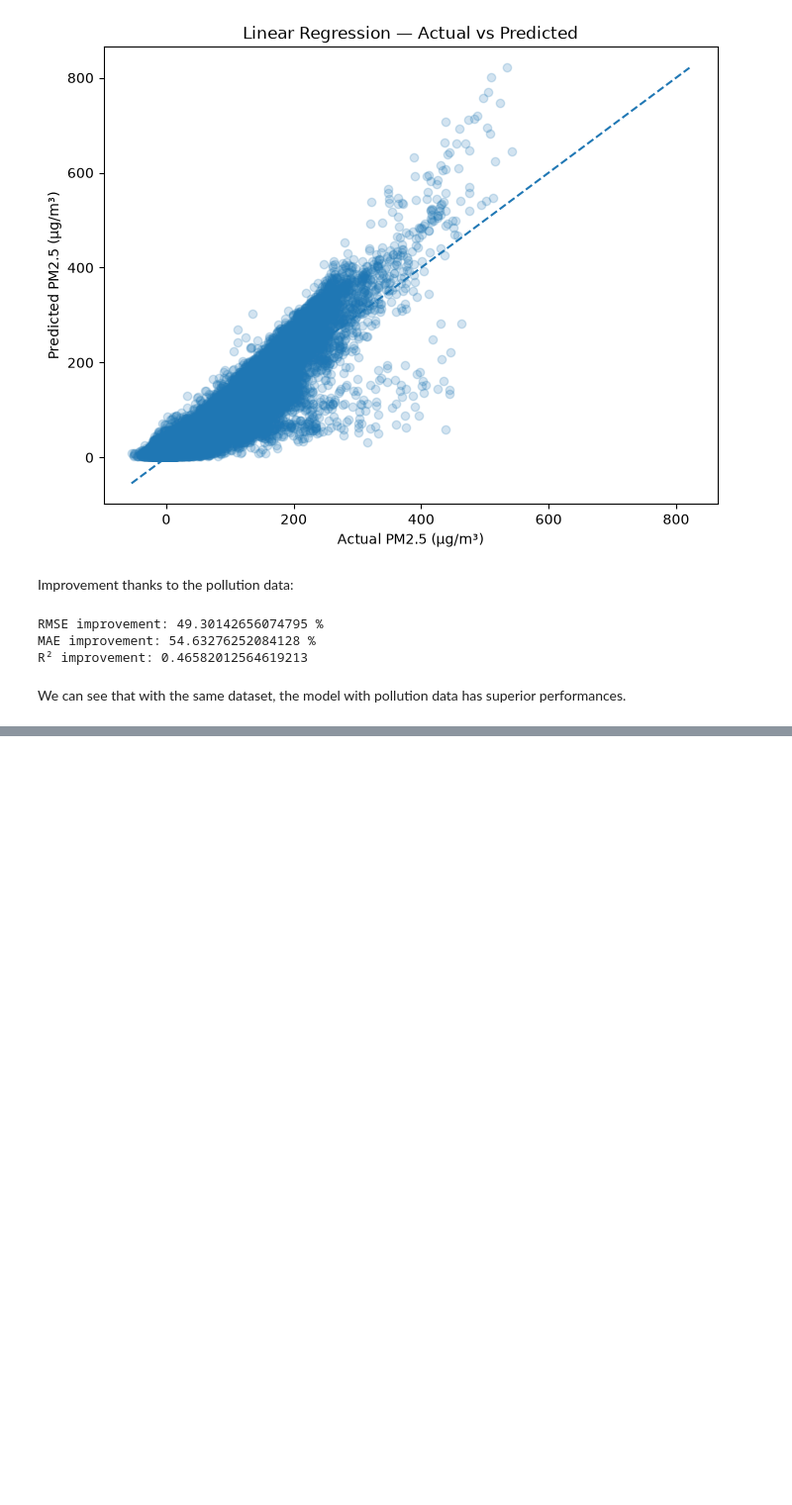
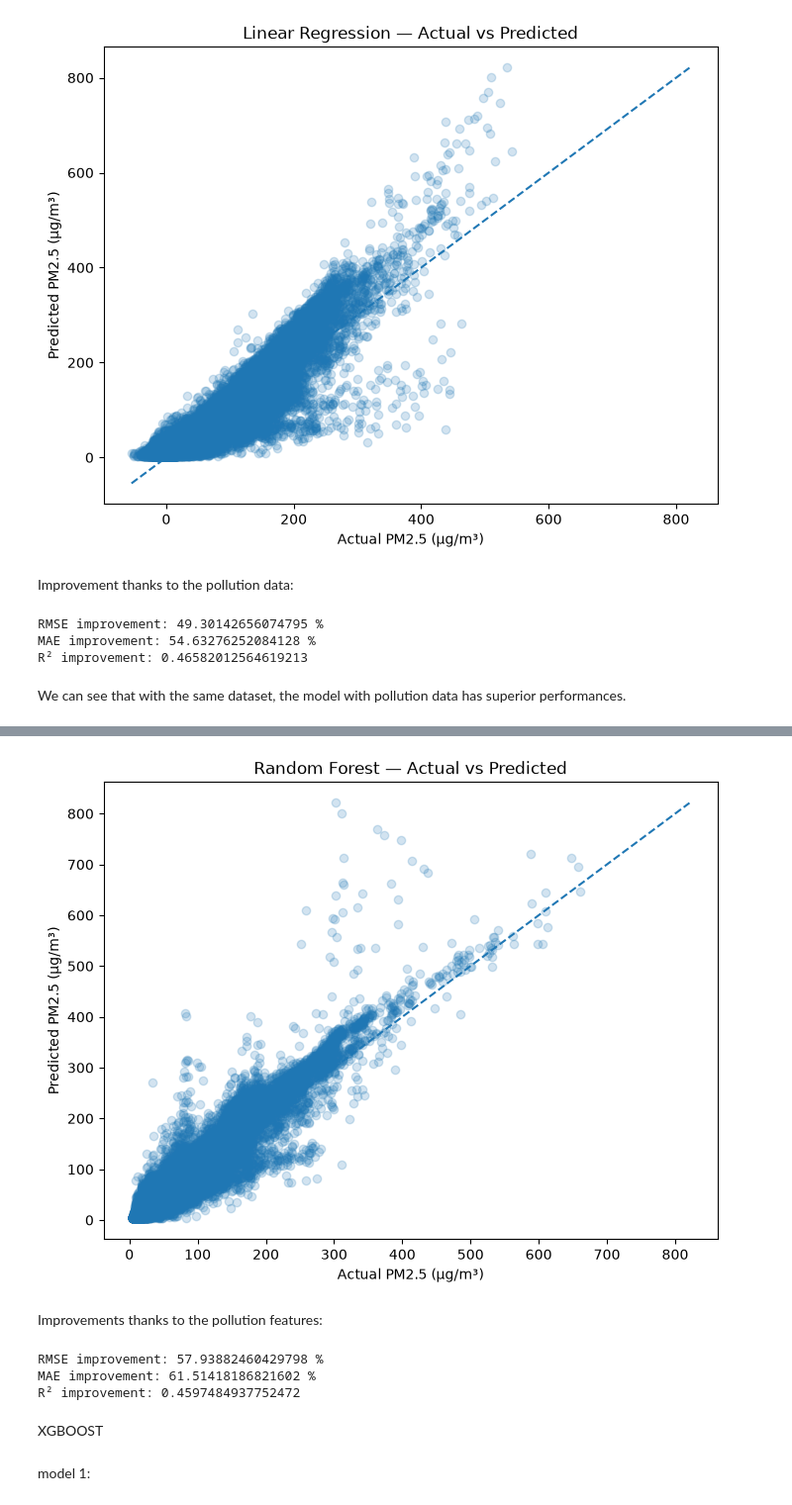
Before and after one commit to challandenathan/air-quality-prediction, a Jupyter notebook: notebooks/model_analysis.ipynb, the cells around one changed output, grey strips where cells are left out. Shown at 99% size. Cells and saved outputs as stored; diff of their text form; code cells hidden in the pictures; blank space fills up the shorter version.

```diff
--- a/notebooks/model_analysis.ipynb
+++ b/notebooks/model_analysis.ipynb
@@ -276,0 +482,59 @@ We can see that with the same dataset, the model with pollution data has superio
+# %%
+plt.figure(figsize=(8, 6))
+
+plt.scatter(
+    y_pollution_validation_pred,
+    y_validation_common_pollution,
+    alpha=0.2
+)
+
+min_value = min(
+    y_pollution_validation_pred.min(),
+    y_validation_common_pollution.min()
+)
+
+max_value = max(
+    y_pollution_validation_pred.max(),
+    y_validation_common_pollution.max()
+)
+
+plt.plot(
+    [min_value, max_value],
+    [min_value, max_value],
+    linestyle="--"
+)
+plt.xlabel("Actual PM2.5 (µg/m³)")
+plt.ylabel("Predicted PM2.5 (µg/m³)")
+plt.title("Random Forest — Actual vs Predicted")
+plt.show()
+# %% [output]
+[figure, added]
+# %% [markdown]
+Improvements thanks to the pollution features:
+# %%
+rmse_improvement = (
+    (rmse_weather_common - rmse_pollution_common)
+    / rmse_weather_common
+    * 100
+)
+
+mae_improvement = (
+    (mae_weather_common - mae_pollution_common)
+    / mae_weather_common
+    * 100
+)
+
+print("RMSE improvement:", rmse_improvement, "%")
+print("MAE improvement:", mae_improvement, "%")
+print(
+    "R² improvement:",
+    r2_pollution_common - r2_weather_common
+)
+# %% [output]
+RMSE improvement: 57.93882460429798 %
+MAE improvement: 61.51418186821602 %
+R² improvement: 0.4597484937752472
+# %% [markdown]
+XGBOOST
+# %% [markdown]
+model 1:
```
Also changed, not shown: parts of 35 cells of this notebook, 4 other files.
